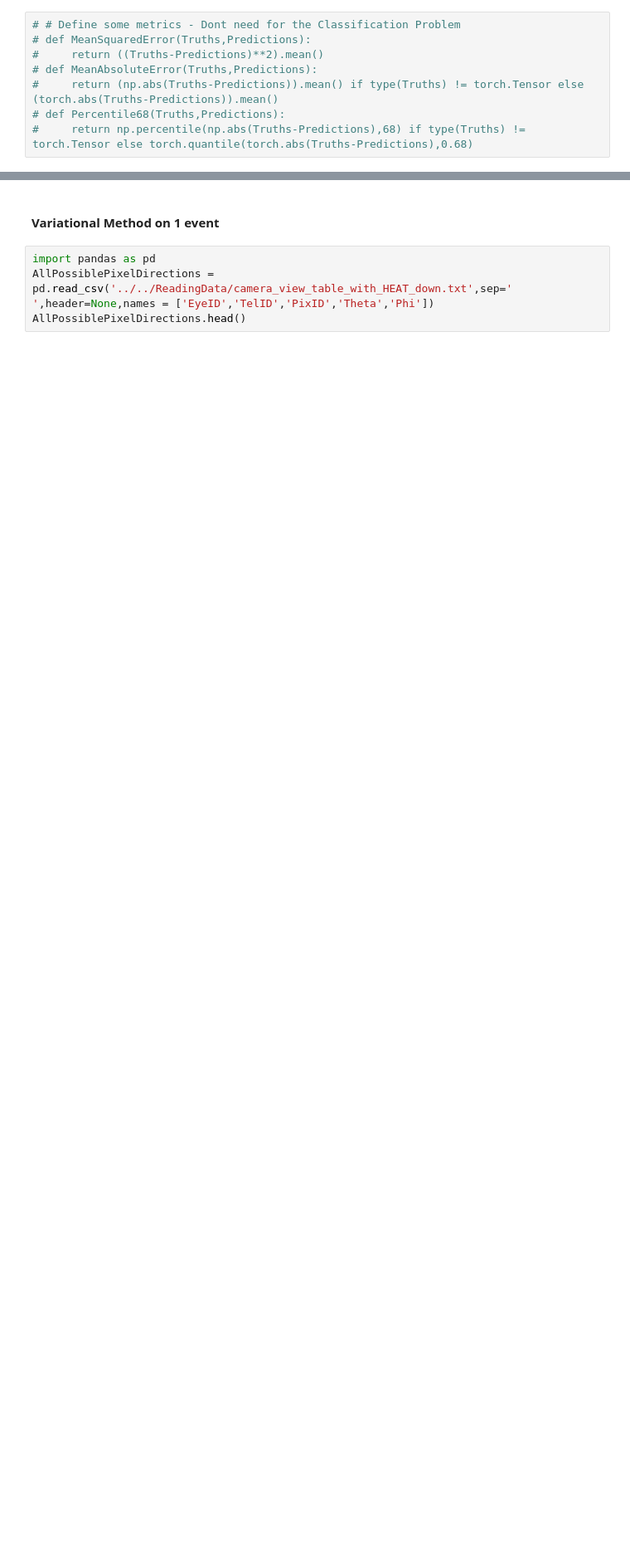
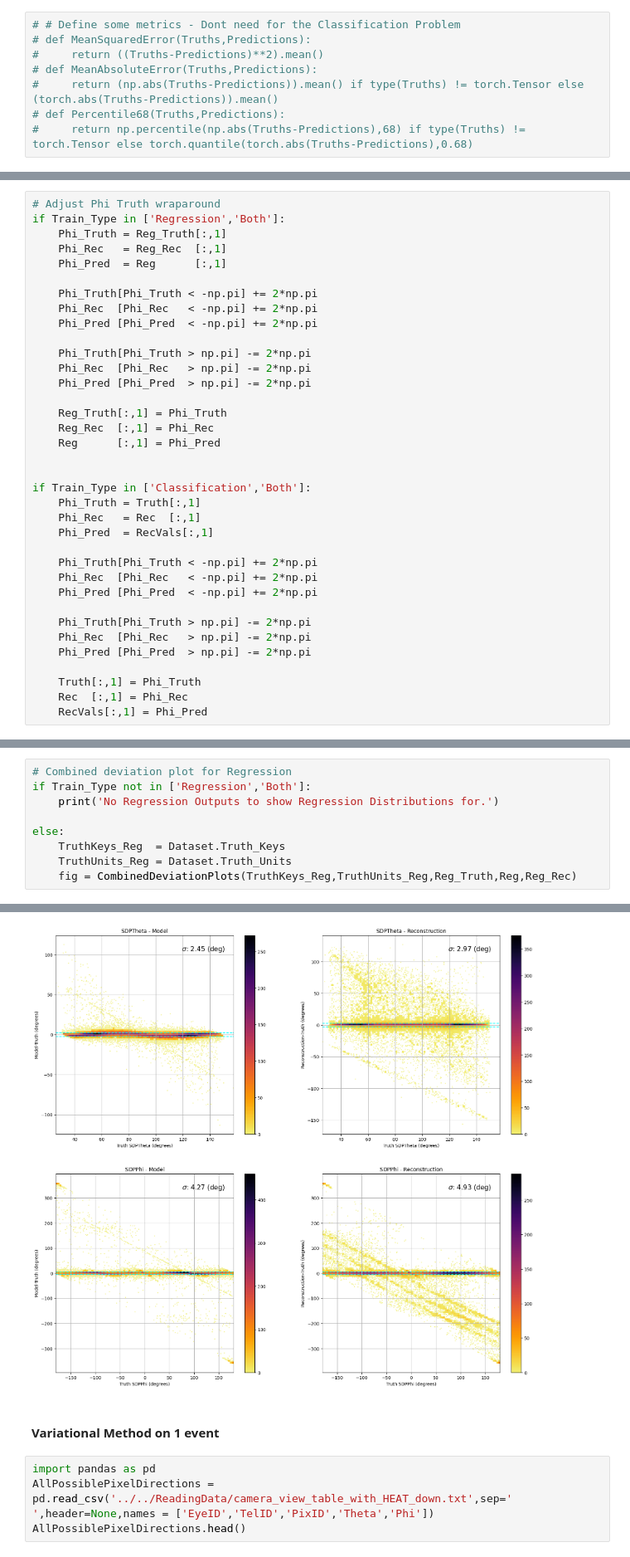
Before and after one commit to fedor-tairli/CDEProject, a Jupyter notebook: SDP_NLRE_REG/Code/InspectMultiModels.ipynb, the cells around one changed output, grey strips where cells are left out. Shown at 83% size. Saved outputs shown, nothing was run; the diff lists cells and outputs as text; blank space fills up the shorter version.

```diff
--- a/SDP_NLRE_REG/Code/InspectMultiModels.ipynb
+++ b/SDP_NLRE_REG/Code/InspectMultiModels.ipynb
@@ -337,0 +381,36 @@ Augmetation_Scale: 2
+# %%
+# Adjust Phi Truth wraparound
+if Train_Type in ['Regression','Both']:
+    Phi_Truth = Reg_Truth[:,1]
+    Phi_Rec   = Reg_Rec  [:,1]
+    Phi_Pred  = Reg      [:,1]
+
+    Phi_Truth[Phi_Truth < -np.pi] += 2*np.pi
+    Phi_Rec  [Phi_Rec   < -np.pi] += 2*np.pi
+    Phi_Pred [Phi_Pred  < -np.pi] += 2*np.pi
+
+    Phi_Truth[Phi_Truth > np.pi] -= 2*np.pi
+    Phi_Rec  [Phi_Rec   > np.pi] -= 2*np.pi
+    Phi_Pred [Phi_Pred  > np.pi] -= 2*np.pi
+
+    Reg_Truth[:,1] = Phi_Truth
+    Reg_Rec  [:,1] = Phi_Rec
+    Reg      [:,1] = Phi_Pred
+
+
+if Train_Type in ['Classification','Both']:
+    Phi_Truth = Truth[:,1]
+    Phi_Rec   = Rec  [:,1]
+    Phi_Pred  = RecVals[:,1]
+
+    Phi_Truth[Phi_Truth < -np.pi] += 2*np.pi
+    Phi_Rec  [Phi_Rec   < -np.pi] += 2*np.pi
+    Phi_Pred [Phi_Pred  < -np.pi] += 2*np.pi
+
+    Phi_Truth[Phi_Truth > np.pi] -= 2*np.pi
+    Phi_Rec  [Phi_Rec   > np.pi] -= 2*np.pi
+    Phi_Pred [Phi_Pred  > np.pi] -= 2*np.pi
+
+    Truth[:,1] = Phi_Truth
+    Rec  [:,1] = Phi_Rec
+    RecVals[:,1] = Phi_Pred
@@ -398,0 +630,10 @@ Plotting for SDPPhi
+# %%
+# Combined deviation plot for Regression
+if Train_Type not in ['Regression','Both']:
+    print('No Regression Outputs to show Regression Distributions for.')
+
+else:
+    TruthKeys_Reg  = Dataset.Truth_Keys
+    TruthUnits_Reg = Dataset.Truth_Units
+    fig = CombinedDeviationPlots(TruthKeys_Reg,TruthUnits_Reg,Reg_Truth,Reg,Reg_Rec)
+# %% [output]
@@ -399,3 +643,4 @@ Plotting for SDPPhi
+[figure, added]
 # %% [markdown]
 #### Variational Method on 1 event
 # %%
```
Also changed, not shown: parts of 22 cells of this notebook, 2 other files.
